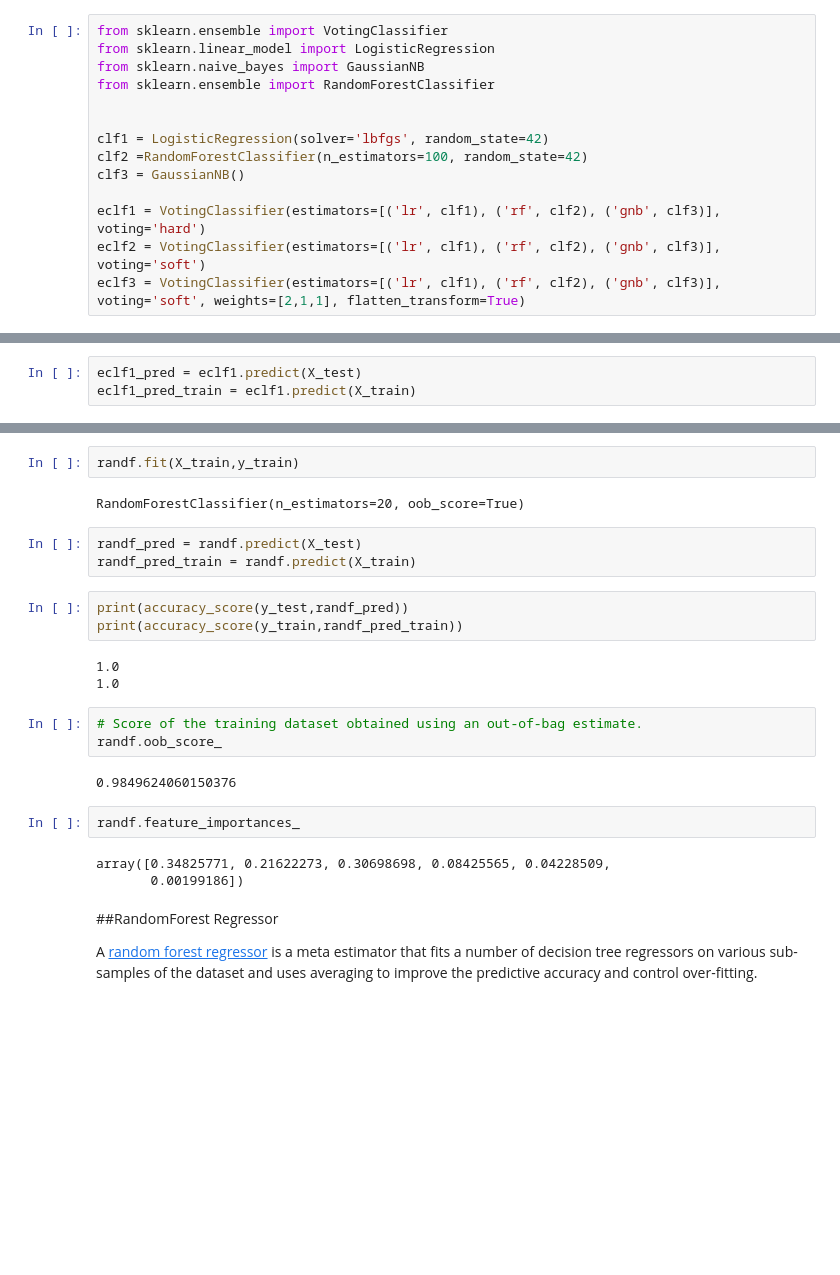
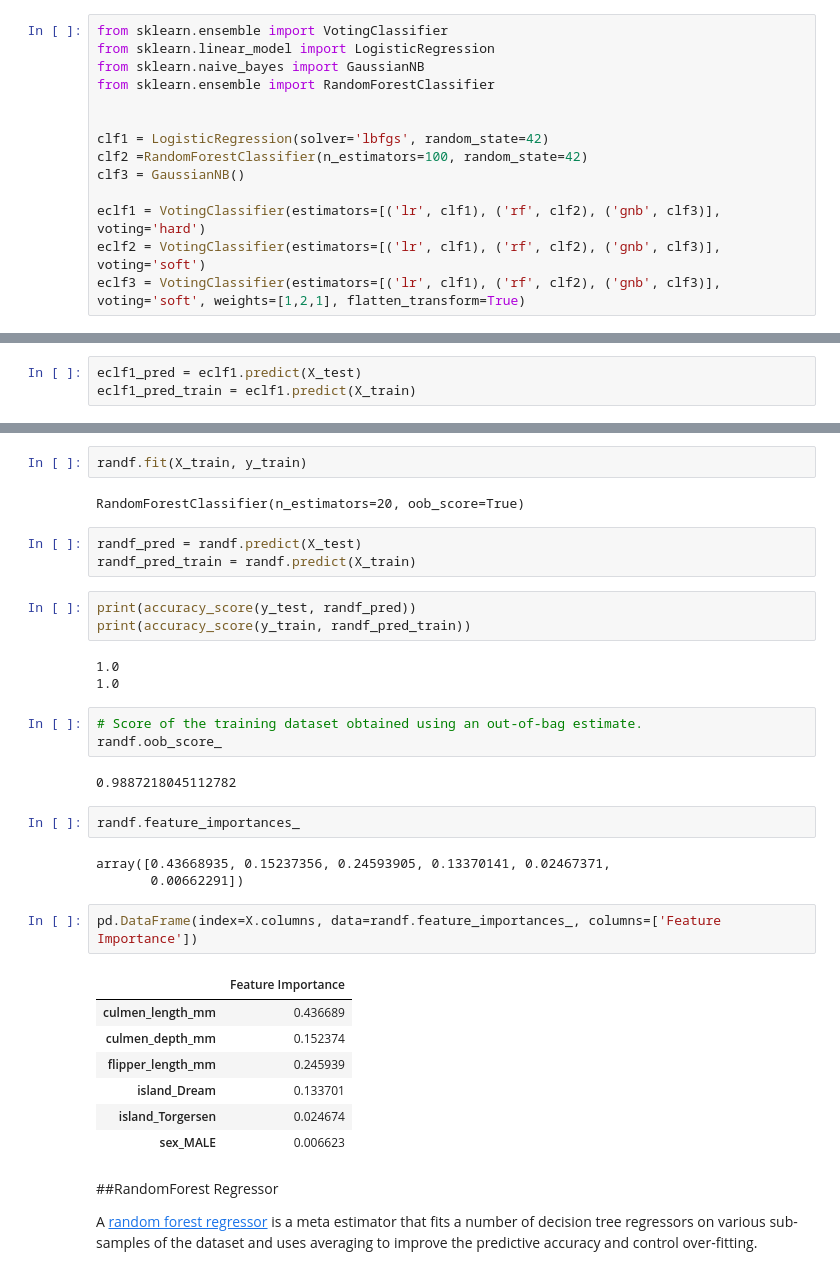
Before and after one commit to clizarraga-UAD7/ML-Notebooks, a Jupyter notebook: DecisionTrees_EnsembleLearning.ipynb, the cells around one changed output, grey strips where cells are left out. Cells and saved outputs as stored; diff of their text form; blank space fills up the shorter version.

```diff
--- a/DecisionTrees_EnsembleLearning.ipynb
+++ b/DecisionTrees_EnsembleLearning.ipynb
@@ -567,5 +575,5 @@ clf3 = GaussianNB()
 
 eclf1 = VotingClassifier(estimators=[('lr', clf1), ('rf', clf2), ('gnb', clf3)], voting='hard')
 eclf2 = VotingClassifier(estimators=[('lr', clf1), ('rf', clf2), ('gnb', clf3)], voting='soft')
-eclf3 = VotingClassifier(estimators=[('lr', clf1), ('rf', clf2), ('gnb', clf3)], voting='soft', weights=[2,1,1], flatten_transform=True)
+eclf3 = VotingClassifier(estimators=[('lr', clf1), ('rf', clf2), ('gnb', clf3)], voting='soft', weights=[1,2,1], flatten_transform=True)
 # %%
@@ -624,13 +633,13 @@ randf = RandomForestClassifier(n_estimators=20,oob_score=True)
 # %%
-randf.fit(X_train,y_train)
+randf.fit(X_train, y_train)
 # %% [output]
 RandomForestClassifier(n_estimators=20, oob_score=True)
 # %%
 randf_pred = randf.predict(X_test)
 randf_pred_train = randf.predict(X_train)
 # %%
-print(accuracy_score(y_test,randf_pred))
-print(accuracy_score(y_train,randf_pred_train))
+print(accuracy_score(y_test, randf_pred))
+print(accuracy_score(y_train, randf_pred_train))
 # %% [output]
 1.0
 1.0
@@ -638,12 +647,22 @@ print(accuracy_score(y_train,randf_pred_train))
 # Score of the training dataset obtained using an out-of-bag estimate.
 randf.oob_score_
 # %% [output]
-0.9849624060150376
+0.9887218045112782
 # %%
 randf.feature_importances_
 # %% [output]
-array([0.34825771, 0.21622273, 0.30698698, 0.08425565, 0.04228509,
-       0.00199186])
+array([0.43668935, 0.15237356, 0.24593905, 0.13370141, 0.02467371,
+       0.00662291])
+# %%
+pd.DataFrame(index=X.columns, data=randf.feature_importances_, columns=['Feature Importance'])
+# %% [output]
+|  | Feature Importance |
+| culmen_length_mm | 0.436689 |
+| culmen_depth_mm | 0.152374 |
+| flipper_length_mm | 0.245939 |
+| island_Dream | 0.133701 |
+| island_Torgersen | 0.024674 |
+| sex_MALE | 0.006623 |
 # %% [markdown]
 ##RandomForest Regressor
 
```
Also changed, not shown: parts of 49 cells of this notebook.
